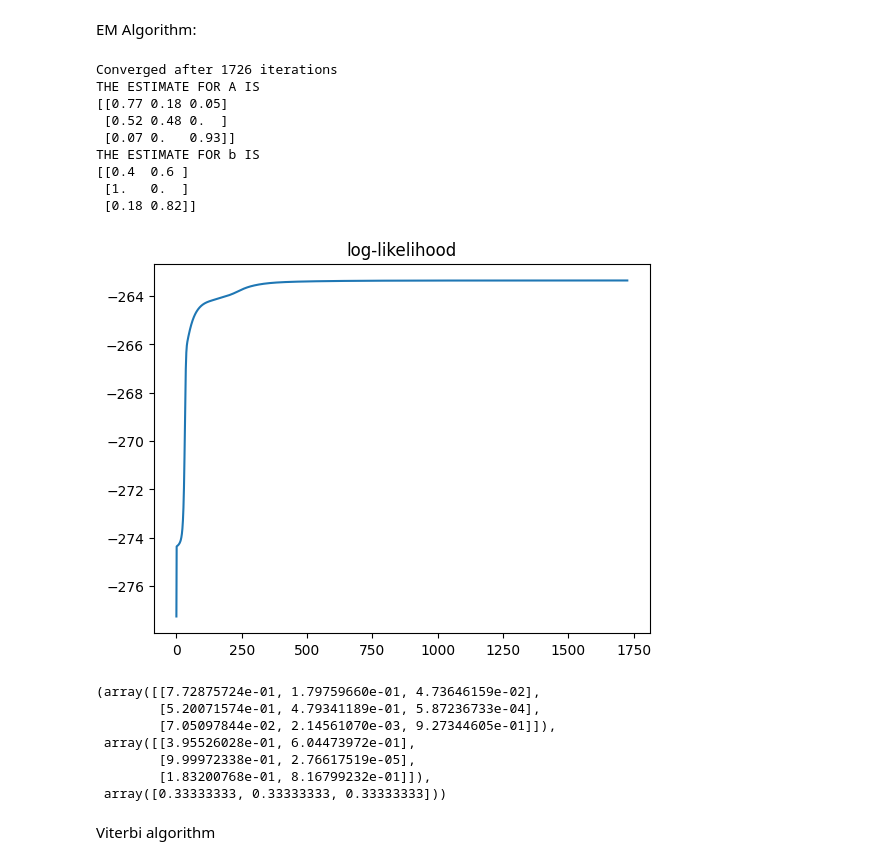
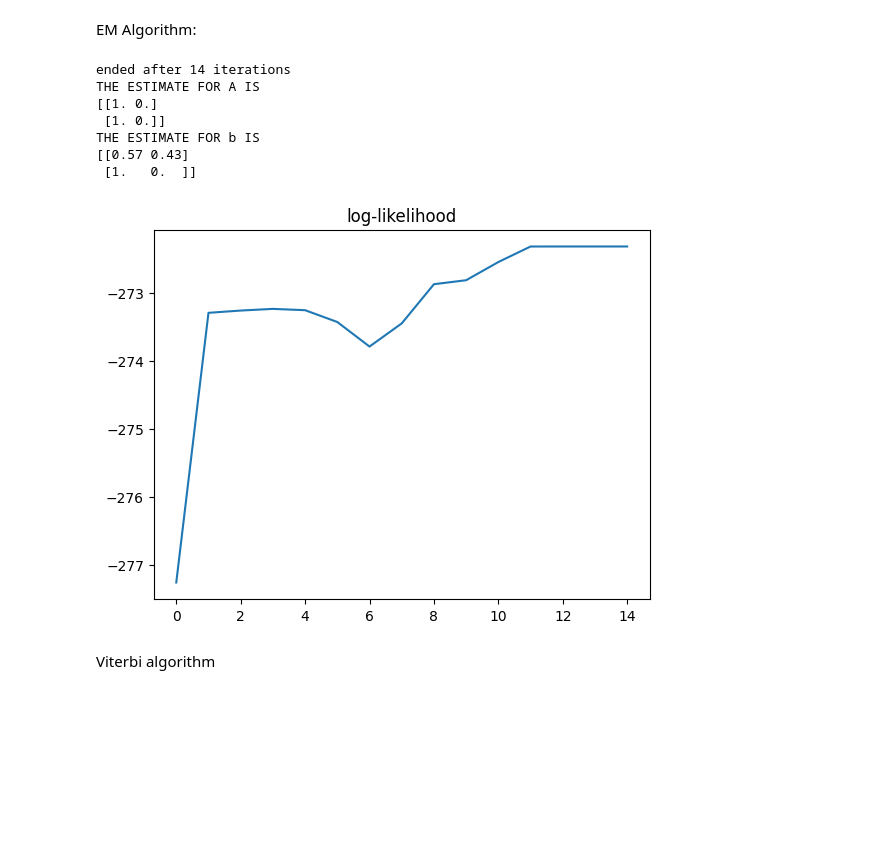
Before and after one commit to lmb2327/HMM, a Jupyter notebook: HMM_in progres.ipynb, the cells around one changed output. Cells and saved outputs as stored; diff of their text form; code cells hidden in the pictures; blank space fills up the shorter version.

```diff
--- a/HMM_in progres.ipynb
+++ b/HMM_in progres.ipynb
@@ -351,14 +363,16 @@ $$
 $$
 # %%
 #In our case, b is a 3*2 array
-def compute_bhat(N,gamma,observations):
+def compute_bhat(N,gam_hat,observations):
     bhat = np.zeros((N,2))
     tailsid = np.where(observations == 0)[0]
     headsid = np.where(observations == 1)[0]
 
     for j in range(N):
-        bhat[j,0]= np.sum(gamma[j,tailsid])/np.sum(gamma[j,:])
-        bhat[j,1]= np.sum(gamma[j,headsid])/np.sum(gamma[j,:])
+        bhat[j,0]= np.sum(gam_hat[j,tailsid])/np.sum(gam_hat[j,:])
+        bhat[j,1]= np.sum(gam_hat[j,headsid])/np.sum(gam_hat[j,:])
+
+
 
     return bhat
 # %% [markdown]
@@ -376,27 +390,32 @@ b_hat = np.array([[0.6,0.4],
 
 #We will also assume the probability of starting in each state is equal
 pi_hat = np.array([1/3,1/3,1/3])
+# %%
+A_hat = np.array([[0.5,0.5],[0.5,0.5]])
+b_hat = np.array([[0.6,0.4],[0.4,0.6]])
+pi_hat = np.array([0.5,0.5])
 # %% [markdown]
 EM Algorithm:
 # %%
-def EM(N,T,A_hat,b_hat,pi_hat,observations):
-    iterations = 3000
-    threshold = 0.000001
+def EM(N,T,A_m,b_m,pi_m,observations):
+    iterations = 5000
+    threshold = 0.0000001
     prev_log_likelihood = -np.inf
     logr = []
 
     for i in range(iterations):
         #Expectation step
-        forw, forwprob = compute_forward(N,T,A_hat,b_hat,pi_hat,observations)
-        back,backprob = compute_backward(N,T,A_hat,b_hat,pi_hat,observations)
-        gam = compute_gamma(forw,back,forwprob)
+        forw, forwprob = compute_forward(N,T,A_m,b_m,pi_m,observations)
+        back,backprob = compute_backward(N,T,A_m,b_m,pi_m,observations)
 
-        xi_hat = comptute_xi(N,T,A_hat,b_hat,observations,forw,back,forwprob)
+        gam_m = compute_gamma(forw,back,forwprob)
+
+        xi_m = comptute_xi(N,T,A_m,b_m,observations,forw,back)
 
         #M-step
-        A_hat = compute_ahat(xi_hat,N)
-        b_hat = compute_bhat(N,gam,observations)
-        #pi_hat = gam[:,0]
+        A_m = compute_ahat(xi_m,N)
+        b_m = compute_bhat(N,gam_m,observations)
+        pi_m = gam_m[:,0]
 
         # Calculate the log-likelihood
         log_likelihood = np.log(forwprob)
@@ -404,43 +423,34 @@ def EM(N,T,A_hat,b_hat,pi_hat,observations):
 
         # Check for convergence
         if np.abs(log_likelihood - prev_log_likelihood) < threshold:
-            print(f"Converged after {i} iterations")
             break
 
         prev_log_likelihood = log_likelihood
 
+    print(f"ended after {i} iterations")
 
     print("THE ESTIMATE FOR A IS")
-    print(np.round(A_hat,2))
+    print(np.round(A_m,2))
     print("THE ESTIMATE FOR b IS")
-    print(np.round(b_hat,2))
+    print(np.round(b_m,2))
 
 
     plt.plot(logr)
     plt.title("log-likelihood")
     plt.show()
 
-    return A_hat, b_hat, pi_hat
+    return A_m, b_m, pi_m
 # %%
-EM(N,T,A_hat,b_hat,pi_hat,observations)
+A_hat, b_hat, pi_hat = EM(N,T,A_hat,b_hat,pi_hat,observations)
 # %% [output]
-Converged after 1726 iterations
+ended after 14 iterations
 THE ESTIMATE FOR A IS
-[[0.77 0.18 0.05]
- [0.52 0.48 0.  ]
- [0.07 0.   0.93]]
+[[1. 0.]
+ [1. 0.]]
 THE ESTIMATE FOR b IS
-[[0.4  0.6 ]
- [1.   0.  ]
- [0.18 0.82]]
+[[0.57 0.43]
+ [1.   0.  ]]
-[figure, old version]
+[figure, new version]
-(array([[7.72875724e-01, 1.79759660e-01, 4.73646159e-02],
-        [5.20071574e-01, 4.79341189e-01, 5.87236733e-04],
-        [7.05097844e-02, 2.14561070e-03, 9.27344605e-01]]),
- array([[3.95526028e-01, 6.04473972e-01],
-        [9.99972338e-01, 2.76617519e-05],
-        [1.83200768e-01, 8.16799232e-01]]),
- array([0.33333333, 0.33333333, 0.33333333]))
 # %% [markdown]
 Viterbi algorithm
 # %% [markdown]
```
Also changed, not shown: parts of 11 cells of this notebook, 1 other file.
